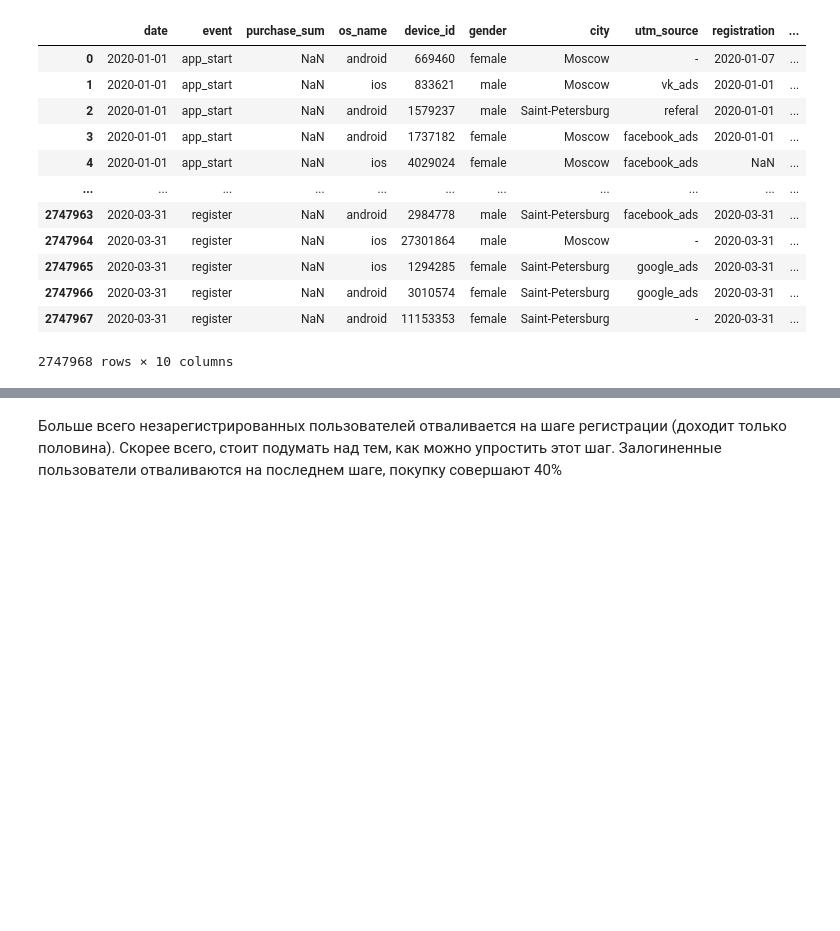
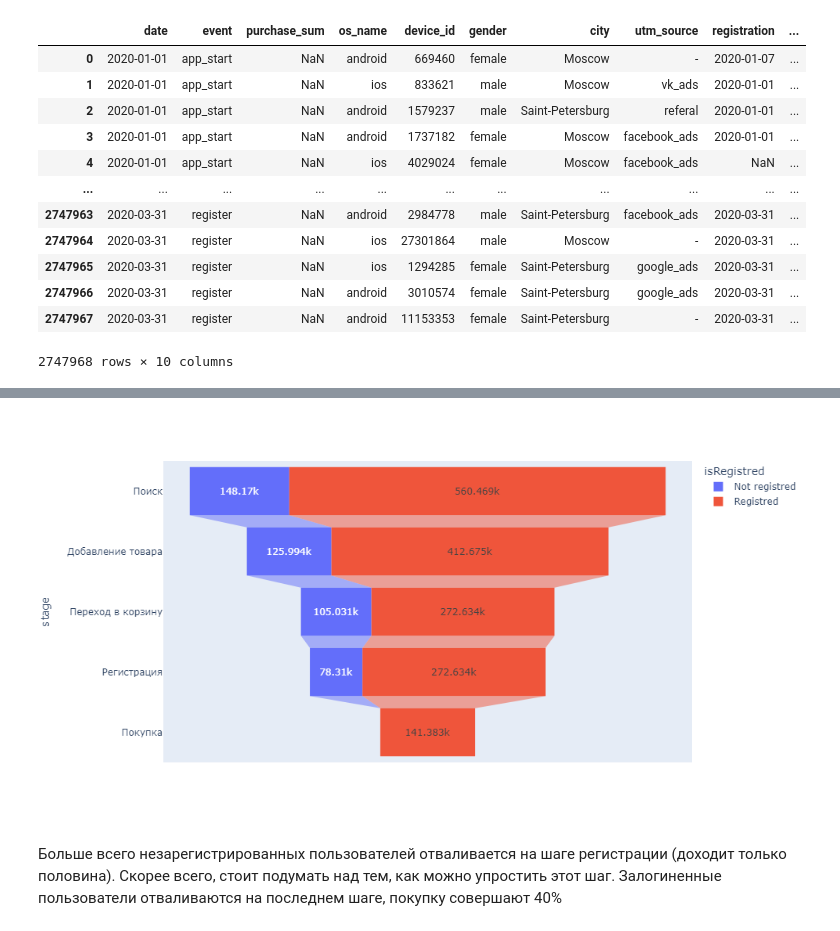
Before and after one commit to AnnaNebuko/Python_for_Analytics_and_Life, a Jupyter notebook: report.ipynb, the cells around one changed output, grey strips where cells are left out. Drawn from its saved outputs; the diff is of its cells as text; code cells hidden in the pictures; blank space fills up the shorter version.

```diff
--- a/report.ipynb
+++ b/report.ipynb
@@ -106,5 +106,9 @@ df_reg['isRegistred'] = 'Registred'
 data = pd.concat([df_not_reg, df_reg], axis=0)
 fig = px.funnel(data, x='number', y='stage', color='isRegistred')
 fig.show()
+
+#Гитхаб не хочет отображать воронку, поэтому я ее скачала и перезалила картинкой
+from IPython import display
+display.Image("plot.png")
 # %% [output]
 [interactive output not drawn]
@@ -112,3 +115,4 @@ fig.show()
+[figure, added]
 # %% [markdown]
 Больше всего незарегистрированных пользователей отваливается на шаге регистрации (доходит только половина). Скорее всего, стоит подумать над тем, как можно упростить этот шаг. Залогиненные пользователи отваливаются на последнем шаге, покупку совершают 40%
 # %% [markdown]
```
Also changed, not shown: parts of 1 cell of this notebook.
